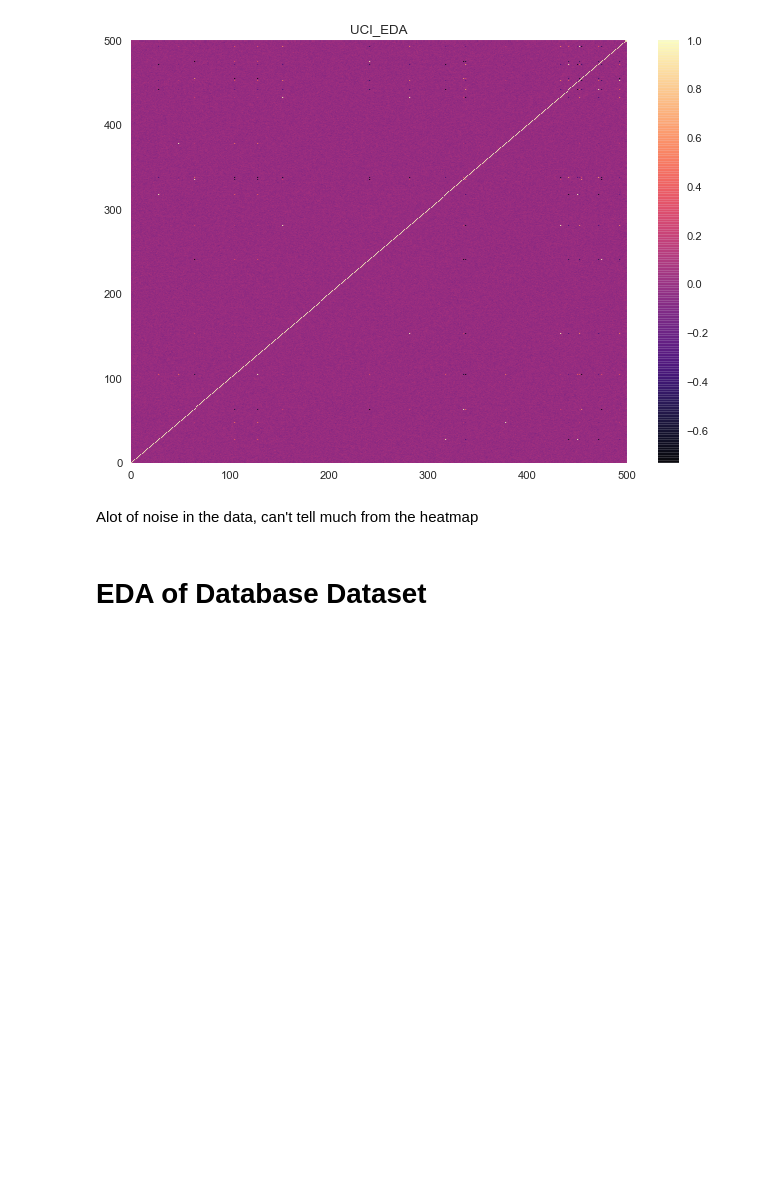
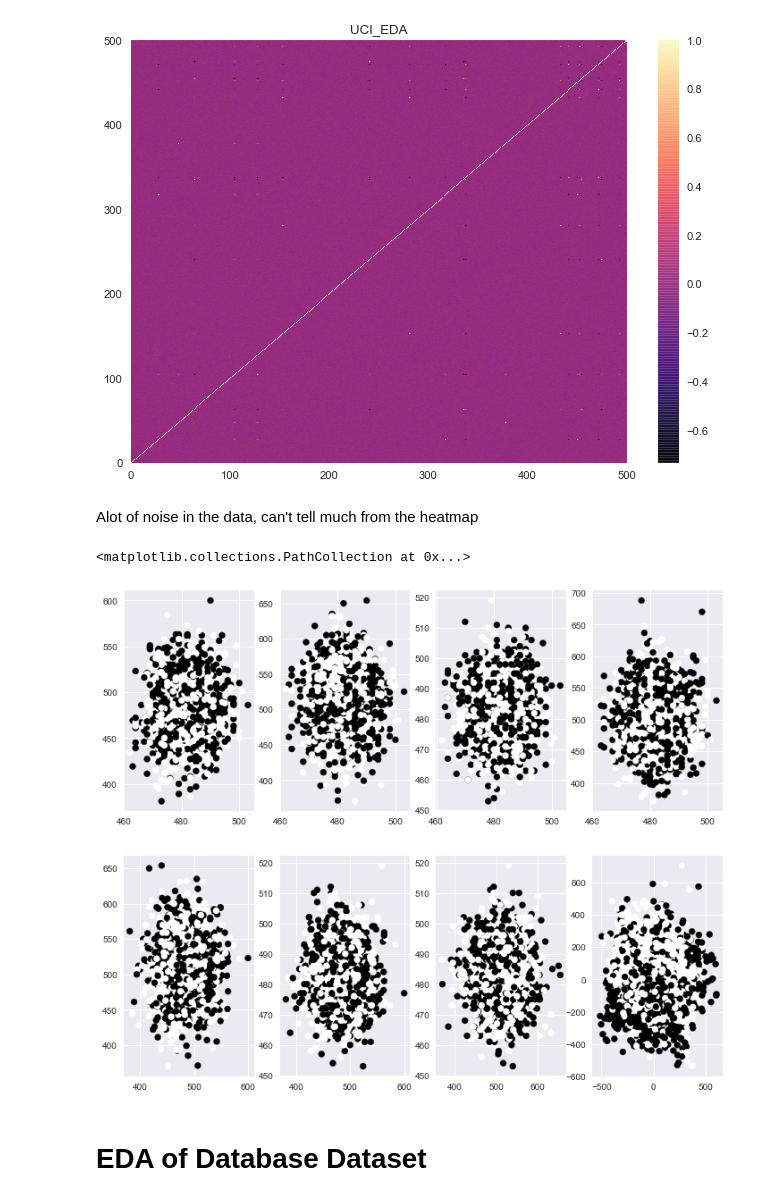
Before and after one commit to Uyentruong236/DSI_Project_3-Madelon_Feature_Selection, a Jupyter notebook: ipynb/00_EDA.ipynb, the cells around one changed output. Cells and saved outputs as stored; diff of their text form; code cells hidden in the pictures; blank space fills up the shorter version.

```diff
--- a/ipynb/00_EDA.ipynb
+++ b/ipynb/00_EDA.ipynb
@@ -80,6 +85,30 @@ plt.show()
 [figure]
 # %% [markdown]
 Alot of noise in the data, can't tell much from the heatmap
+# %%
+pca = PCA(2)
+X_pc = pca.fit_transform(X)
+# %%
+fig = plt.figure(figsize=(12,10))
+fig.add_subplot(2,4,1)
+plt.scatter(X[0],X[1], c=y)
+fig.add_subplot(2,4,2)
+plt.scatter(X[0],X[2], c=y)
+fig.add_subplot(2,4,3)
+plt.scatter(X[0],X[3], c=y)
+fig.add_subplot(2,4,4)
+plt.scatter(X[0],X[4], c=y)
+fig.add_subplot(2,4,5)
+plt.scatter(X[1],X[2], c=y)
+fig.add_subplot(2,4,6)
+plt.scatter(X[1],X[3], c=y)
+fig.add_subplot(2,4,7)
+plt.scatter(X[2],X[3], c=y)
+fig.add_subplot(2,4,8)
+plt.scatter(X_pc[:,0],X_pc[:,1], c=y)
+# %% [output]
+<matplotlib.collections.PathCollection at 0x...>
+[figure, added]
 # %% [markdown]
 # EDA of Database Dataset
 # %%
```
Also changed, not shown: parts of 1 cell of this notebook, 15 other files.
